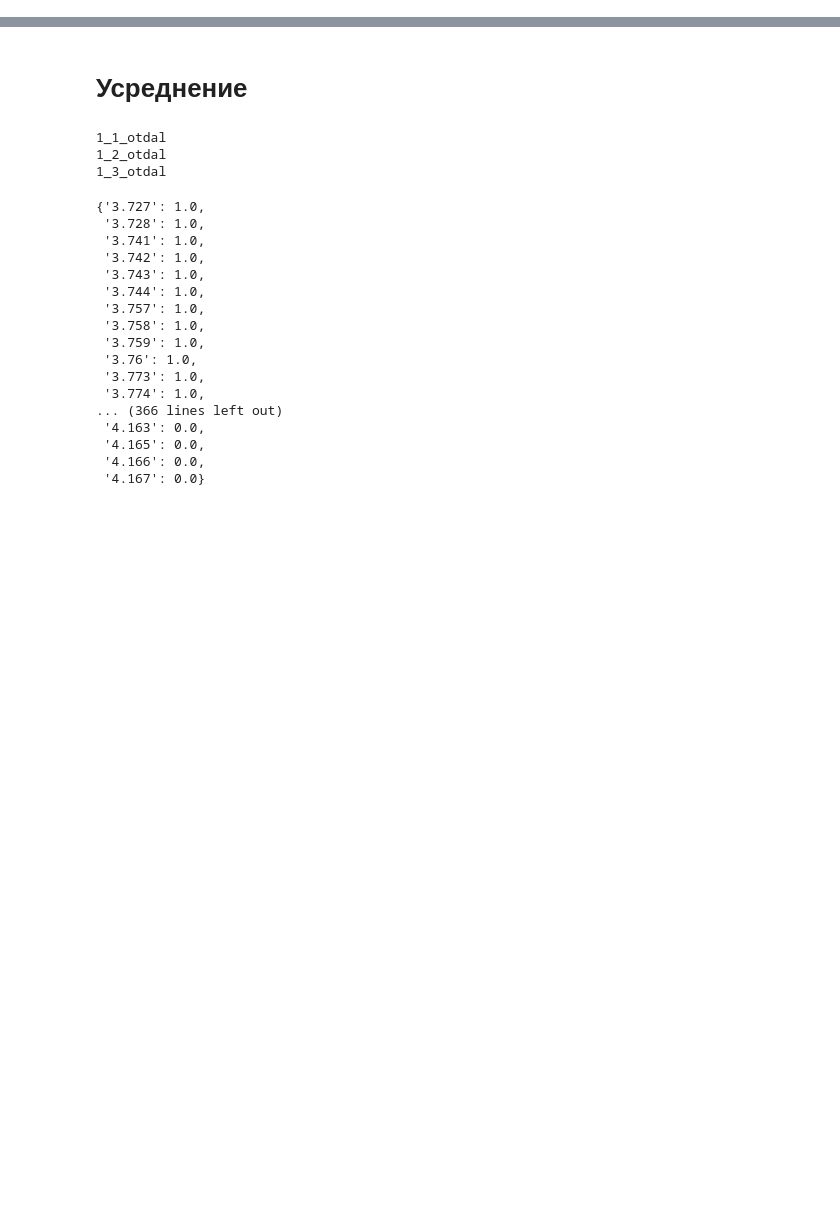
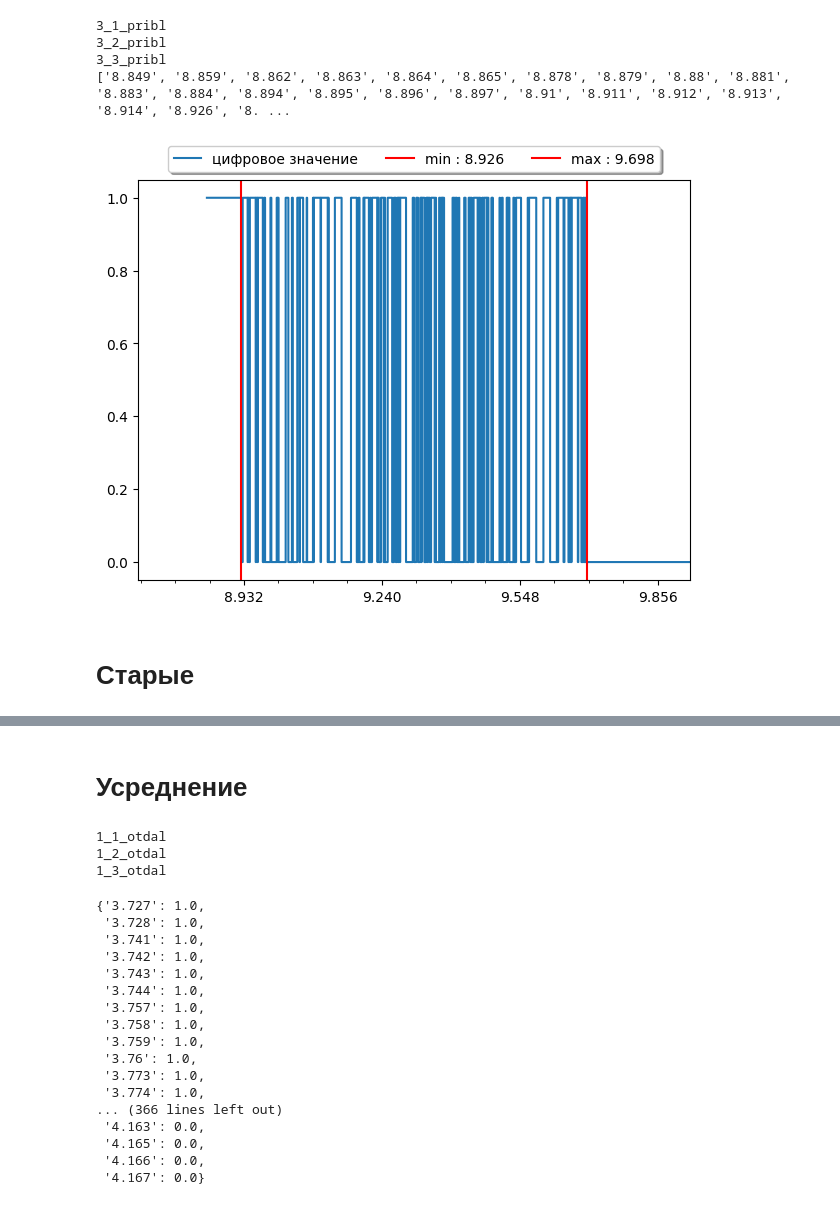
Before and after one commit to AshenHermit/arduino-magnet-measurement, a Jupyter notebook: averaging.ipynb, the cells around one changed output, grey strips where cells are left out. Drawn from its saved outputs; the diff is of its cells as text; code cells hidden in the pictures; blank space fills up the shorter version.

Commit message:
feat: averaging

```diff
--- a/averaging.ipynb
+++ b/averaging.ipynb
@@ -0,0 +64,57 @@
+# %%
+from lib.analysis import *
+import matplotlib
+from matplotlib.axes import Axes
+import matplotlib.pyplot as plt
+import matplotlib.ticker as ticker
+import numpy as np
+
+reader = MultiReader(Path("./measurements/3stMagnet/"))
+packages = reader.parse()
+
+first_positive_digital_steps = []
+
+name = "pribl"
+
+packs = []
+for pack in packages:
+    if name in pack.name:
+        packs.append(pack)
+
+averaging = Averaging()
+averaging.average(packs, 10000)
+# averaging.y_values = np.round(averaging.y_values)
+
+fig, ax1 = plt.subplots()
+ax: Axes = ax1
+
+ax.step(averaging.x_values, averaging.y_values, label="цифровое значение", where="post")
+ax.axvline(averaging.min_x_key, color='red', linestyle='-', linewidth=1.5, label=f'min : {averaging.min_x_key:.3f}')
+ax.axvline(averaging.max_x_key, color='red', linestyle='-', linewidth=1.5, label=f'max : {averaging.max_x_key:.3f}')
+
+dist = averaging.max_x_key - averaging.min_x_key
+ax1.set_xlim([averaging.min_x_key - dist*0.3, averaging.max_x_key + dist*0.3])
+
+space = round(abs(dist) * 100) / 100
+space = space * 0.4
+
+ax.xaxis.set_major_locator(ticker.MultipleLocator(space))
+ax.xaxis.set_minor_locator(ticker.MultipleLocator(space / 4))
+
+# Показываем график
+fig.tight_layout(pad=2)
+
+plt.legend(loc='upper center', bbox_to_anchor=(0.5, 1.1),
+          ncol=3, fancybox=True, shadow=True)
+save_file = reader.dir / "digital_graphs"
+save_file.mkdir(exist_ok=True)
+save_file = save_file/f"{name}.png"
+plt.savefig(save_file, bbox_inches='tight')
+# %% [output]
+3_1_pribl
+3_2_pribl
+3_3_pribl
+['8.849', '8.859', '8.862', '8.863', '8.864', '8.865', '8.878', '8.879', '8.88', '8.881', '8.883', '8.884', '8.894', '8.895', '8.896', '8.897', '8.91', '8.911', '8.912', '8.913', '8.914', '8.926', '8. ...
+[figure, added]
+# %% [markdown]
+# Старые
```
Also changed, not shown: parts of 6 cells of this notebook.
